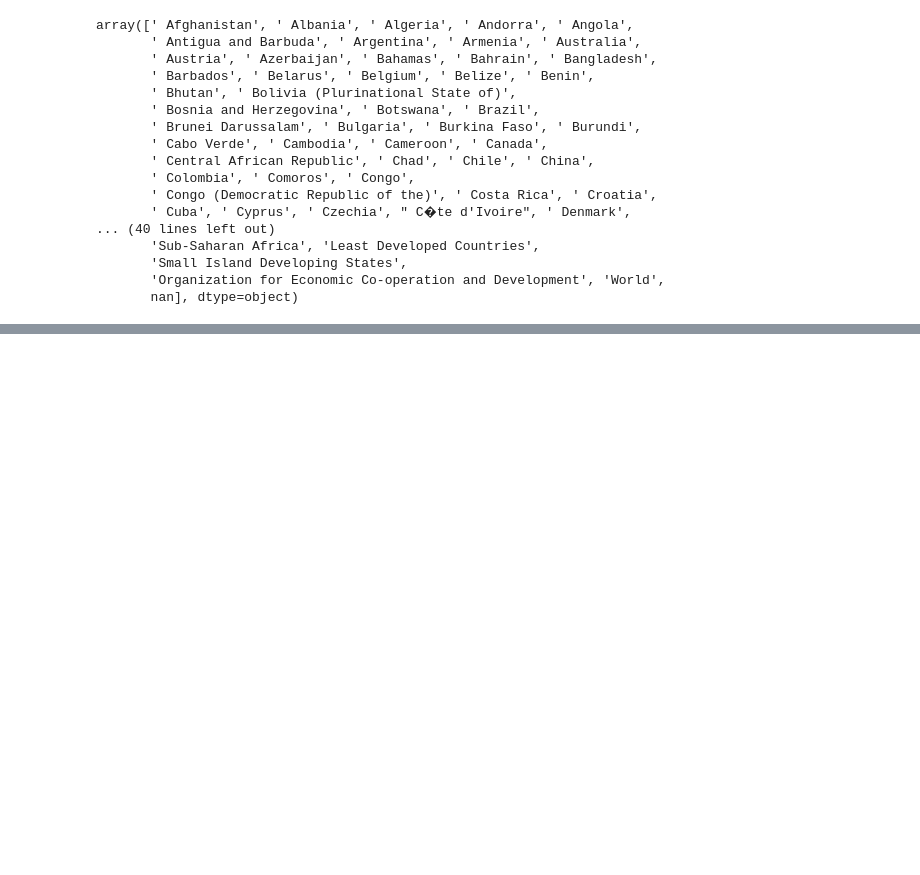
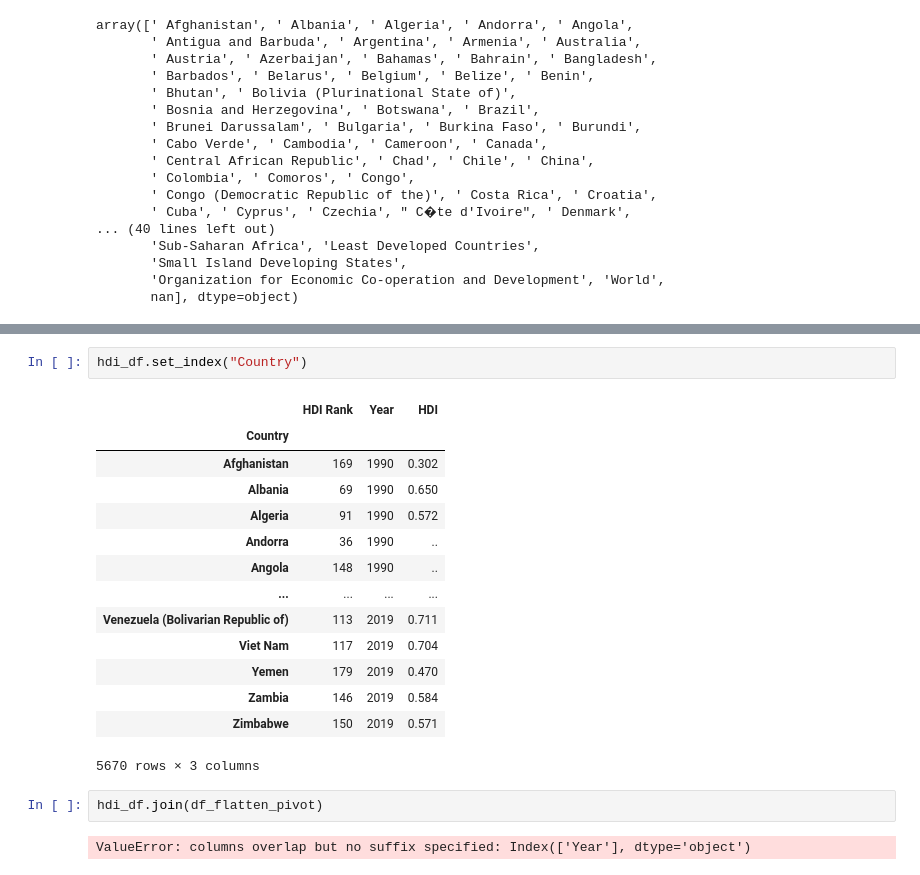
Before and after one commit to JoeAB3/Group5Capstone_Project, a Jupyter notebook: pre-processingWBD.ipynb, the cells around one changed output, grey strips where cells are left out. Drawn from its saved outputs; the diff is of its cells as text; blank space fills up the shorter version.

```diff
--- a/pre-processingWBD.ipynb
+++ b/pre-processingWBD.ipynb
@@ -150,0 +217,21 @@ hdi_df
+# %%
+hdi_df.set_index("Country")
+# %% [output]
+|  | HDI Rank | Year | HDI |
+| Country |  |  |  |
+| Afghanistan | 169 | 1990 | 0.302 |
+| Albania | 69 | 1990 | 0.650 |
+| Algeria | 91 | 1990 | 0.572 |
+| Andorra | 36 | 1990 | .. |
+| Angola | 148 | 1990 | .. |
+| ... | ... | ... | ... |
+| Venezuela (Bolivarian Republic of) | 113 | 2019 | 0.711 |
+| Viet Nam | 117 | 2019 | 0.704 |
+| Yemen | 179 | 2019 | 0.470 |
+| Zambia | 146 | 2019 | 0.584 |
+| Zimbabwe | 150 | 2019 | 0.571 |
+5670 rows × 3 columns
+# %%
+hdi_df.join(df_flatten_pivot)
+# %% [output]
+ValueError: columns overlap but no suffix specified: Index(['Year'], dtype='object')
```
Also changed, not shown: parts of 6 cells of this notebook.
